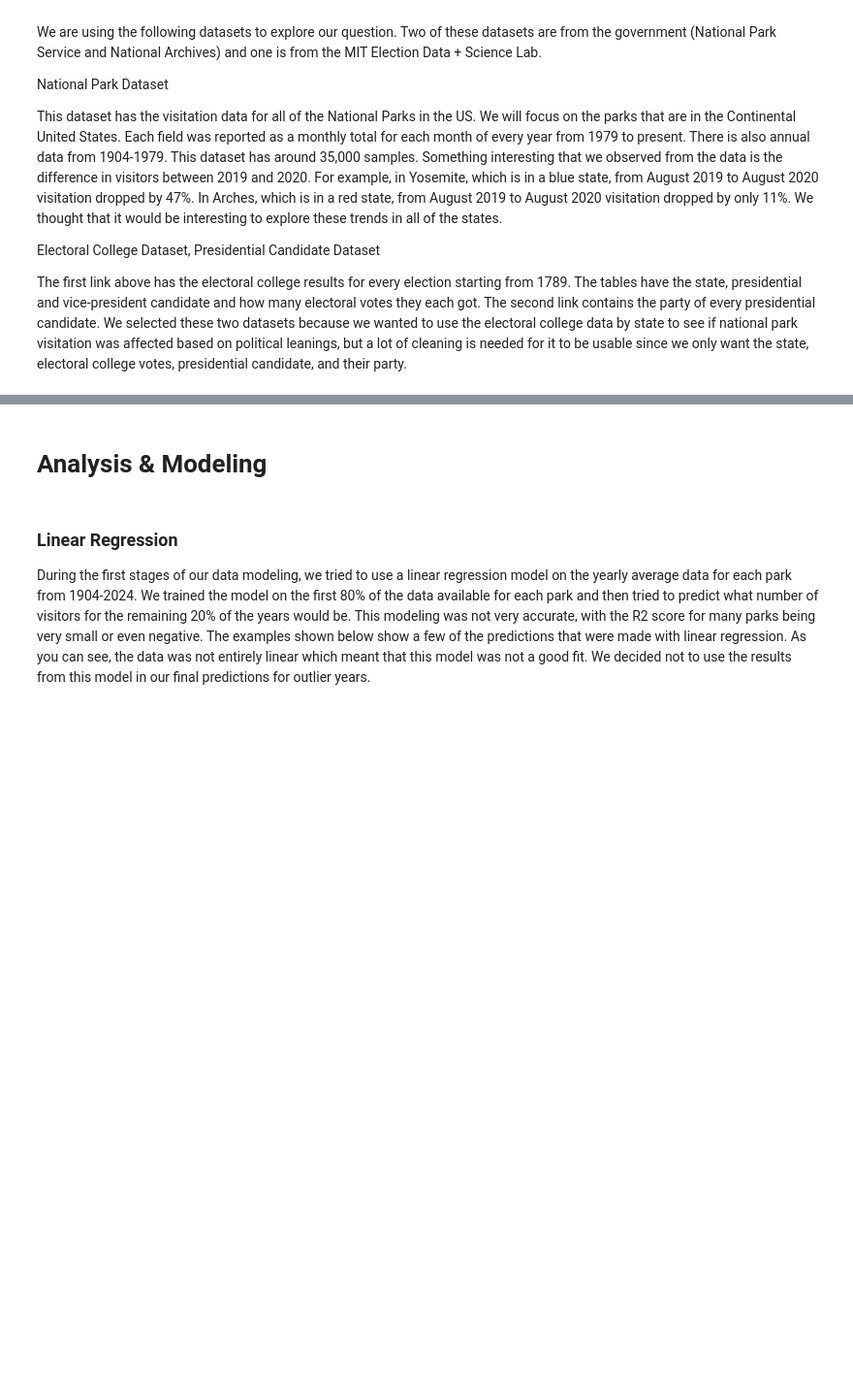
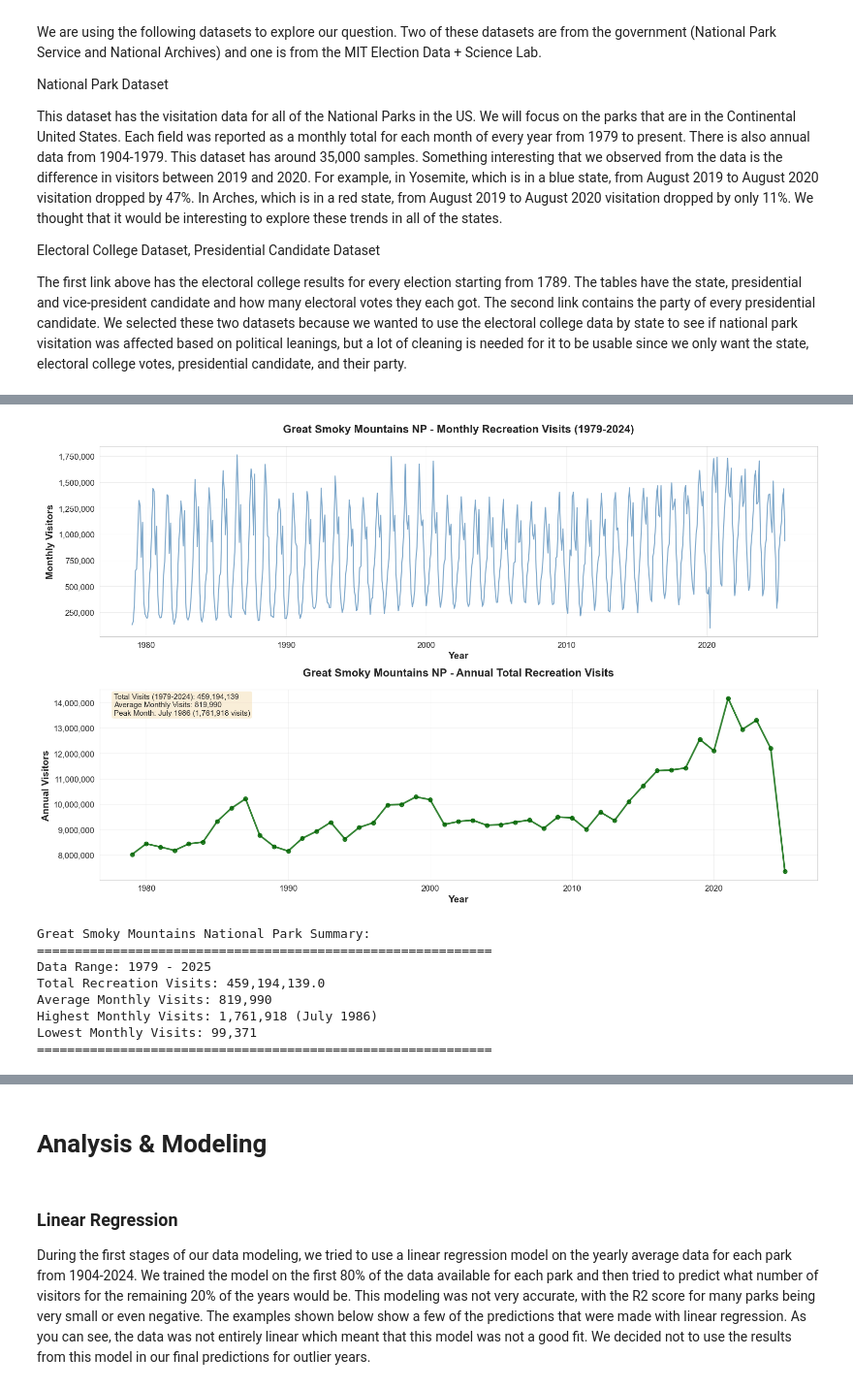
Before and after one commit to jmoussa99/National-Parks-DS, a Jupyter notebook: report.ipynb, the cells around one changed output, grey strips where cells are left out. Shown at 97% size. Saved outputs shown, nothing was run; the diff lists cells and outputs as text; code cells hidden in the pictures; blank space fills up the shorter version.

```diff
--- a/report.ipynb
+++ b/report.ipynb
@@ -29,6 +29,9 @@ from statsmodels.tsa.statespace.sarimax import SARIMAX
 import plotly.express as px
 import plotly.graph_objs as go
 from plotly.subplots import make_subplots
+import seaborn as sns
+
+sns.set_style('whitegrid')
 # %% [markdown]
 # Datasets
 
@@ -47,0 +76,77 @@ If you have tableau visualizations, include the link.
+# %%
+# Load the cleaned national parks data
+df_clean = pd.read_csv('Datasets/national_parks_cleaned.csv')
+
+# Filter for Great Smoky Mountains NP
+smoky_mountains = df_clean[df_clean['ParkName'] == 'Great Smoky Mountains NP'].copy()
+
+# Create date column for better plotting
+smoky_mountains['Date'] = pd.to_datetime(smoky_mountains['Year'].astype(str) + '-' + smoky_mountains['Month'].astype(str).str.zfill(2))
+smoky_mountains = smoky_mountains.sort_values('Date')
+
+# Create figure with subplots
+fig, (ax1, ax2) = plt.subplots(2, 1, figsize=(16, 10))
+
+# Plot 1: Monthly visitation over time
+ax1.plot(smoky_mountains['Date'], smoky_mountains['RecreationVisits'],
+         linewidth=1.5, color='steelblue', alpha=0.7)
+ax1.set_title('Great Smoky Mountains NP - Monthly Recreation Visits (1979-2024)',
+              fontsize=16, fontweight='bold', pad=20)
+ax1.set_xlabel('Year', fontsize=14, fontweight='bold')
+ax1.set_ylabel('Monthly Visitors', fontsize=14, fontweight='bold')
+ax1.grid(True, alpha=0.3)
+ax1.tick_params(labelsize=12)
+
+# Format y-axis with commas
+ax1.yaxis.set_major_formatter(plt.FuncFormatter(lambda x, p: f'{int(x):,}'))
+
+# Plot 2: Yearly total visitation
+yearly_smoky = smoky_mountains.groupby('Year')['RecreationVisits'].sum().reset_index()
+ax2.plot(yearly_smoky['Year'], yearly_smoky['RecreationVisits'],
+         linewidth=2.5, color='darkgreen', marker='o', markersize=6, alpha=0.8)
+ax2.set_title('Great Smoky Mountains NP - Annual Total Recreation Visits',
+              fontsize=16, fontweight='bold', pad=20)
+ax2.set_xlabel('Year', fontsize=14, fontweight='bold')
+ax2.set_ylabel('Annual Visitors', fontsize=14, fontweight='bold')
+ax2.grid(True, alpha=0.3)
+ax2.tick_params(labelsize=12)
+
+# Format y-axis with commas
+ax2.yaxis.set_major_formatter(plt.FuncFormatter(lambda x, p: f'{int(x):,}'))
+
+# Add summary statistics as text
+total_visits = smoky_mountains['RecreationVisits'].sum()
+avg_monthly = smoky_mountains['RecreationVisits'].mean()
+max_month = smoky_mountains.loc[smoky_mountains['RecreationVisits'].idxmax()]
+
+summary_text = (
+    f"Total Visits (1979-2024): {total_visits:,.0f}\n"
+    f"Average Monthly Visits: {avg_monthly:,.0f}\n"
+    f"Peak Month: {max_month['Date'].strftime('%B %Y')} ({max_month['RecreationVisits']:,.0f} visits)"
+)
+
+ax2.text(0.02, 0.98, summary_text, transform=ax2.transAxes,
+         fontsize=11, verticalalignment='top',
+         bbox=dict(boxstyle='round', facecolor='wheat', alpha=0.5))
+
+plt.tight_layout()
+plt.show()
+
+print(f"\nGreat Smoky Mountains National Park Summary:")
+print(f"{'='*60}")
+print(f"Data Range: {smoky_mountains['Year'].min()} - {smoky_mountains['Year'].max()}")
+print(f"Total Recreation Visits: {total_visits:,}")
+print(f"Average Monthly Visits: {avg_monthly:,.0f}")
+print(f"Highest Monthly Visits: {max_month['RecreationVisits']:,.0f} ({max_month['Date'].strftime('%B %Y')})")
+print(f"Lowest Monthly Visits: {smoky_mountains['RecreationVisits'].min():,.0f}")
+print(f"{'='*60}")
+# %% [output]
+[figure, added]
+Great Smoky Mountains National Park Summary:
+============================================================
+Data Range: 1979 - 2025
+Total Recreation Visits: 459,194,139.0
+Average Monthly Visits: 819,990
+Highest Monthly Visits: 1,761,918 (July 1986)
+Lowest Monthly Visits: 99,371
+============================================================
```
Also changed, not shown: parts of 15 cells of this notebook, 1 other file.
